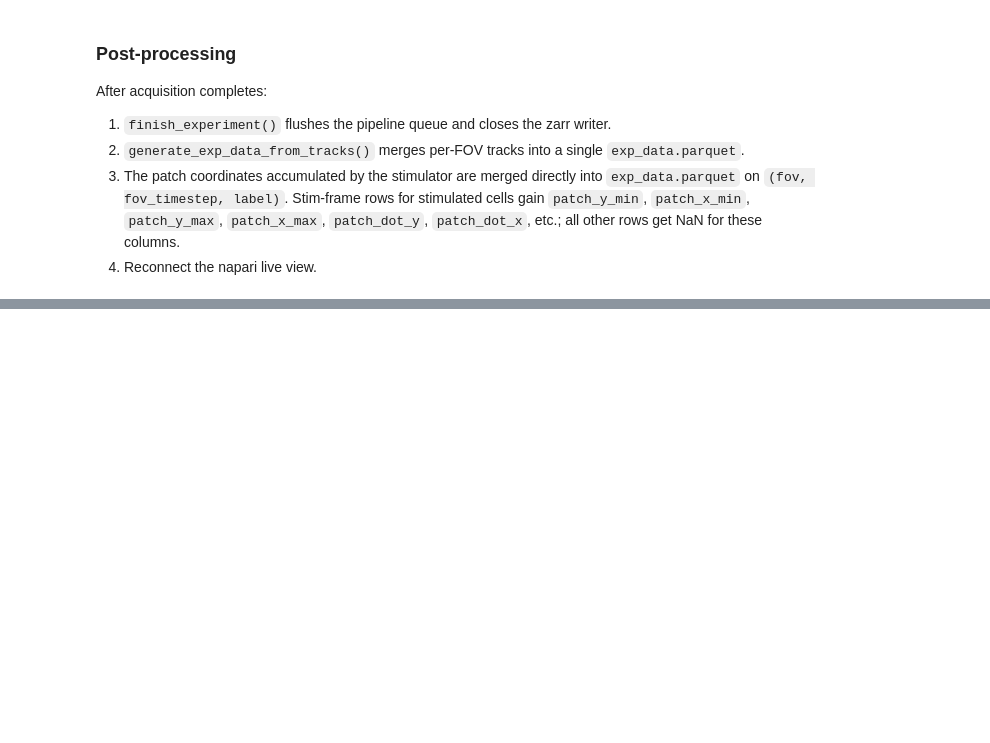
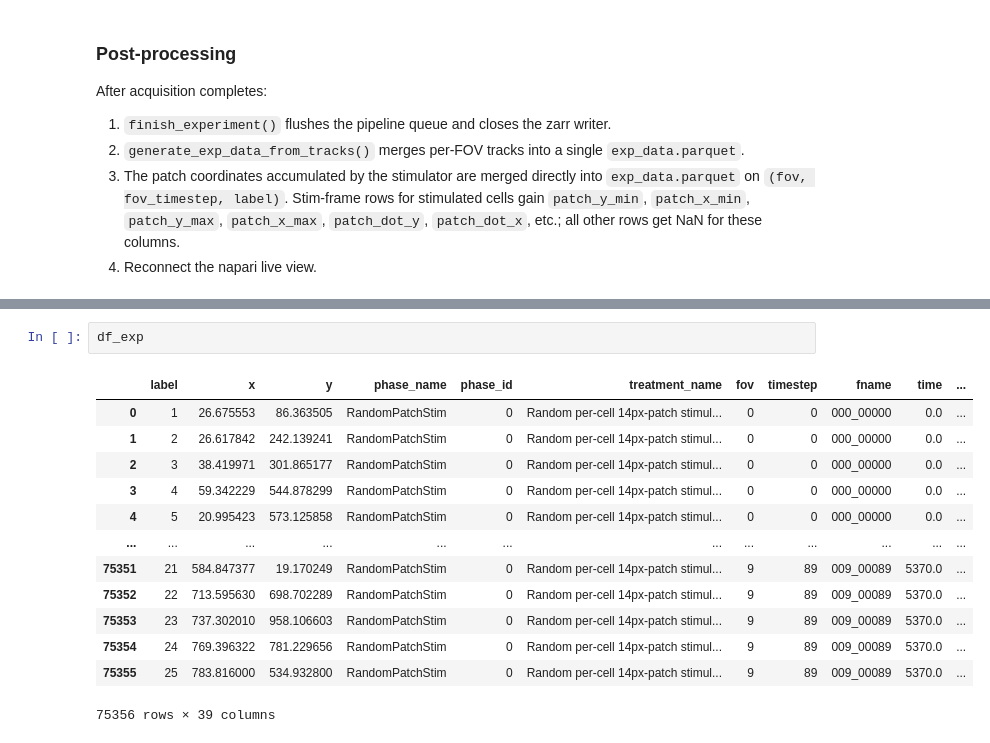
Before and after one commit to pertzlab/faro-experiments, a Jupyter notebook: 23_random_stim_per_cell_14px_patches/random_stim_per_cell_14px_patches.ipynb, the cells around one changed output, grey strips where cells are left out. Saved outputs shown, nothing was run; the diff lists cells and outputs as text; blank space fills up the shorter version.

```diff
--- a/23_random_stim_per_cell_14px_patches/random_stim_per_cell_14px_patches.ipynb
+++ b/23_random_stim_per_cell_14px_patches/random_stim_per_cell_14px_patches.ipynb
@@ -254,0 +368,16 @@ if "viewer" in locals():
+# %%
+df_exp
+# %% [output]
+|  | label | x | y | phase_name | phase_id | treatment_name | fov | timestep | fname | time | ... |
+| 0 | 1 | 26.675553 | 86.363505 | RandomPatchStim | 0 | Random per-cell 14px-patch stimul... | 0 | 0 | 000_00000 | 0.0 | ... |
+| 1 | 2 | 26.617842 | 242.139241 | RandomPatchStim | 0 | Random per-cell 14px-patch stimul... | 0 | 0 | 000_00000 | 0.0 | ... |
+| 2 | 3 | 38.419971 | 301.865177 | RandomPatchStim | 0 | Random per-cell 14px-patch stimul... | 0 | 0 | 000_00000 | 0.0 | ... |
+| 3 | 4 | 59.342229 | 544.878299 | RandomPatchStim | 0 | Random per-cell 14px-patch stimul... | 0 | 0 | 000_00000 | 0.0 | ... |
+| 4 | 5 | 20.995423 | 573.125858 | RandomPatchStim | 0 | Random per-cell 14px-patch stimul... | 0 | 0 | 000_00000 | 0.0 | ... |
+| ... | ... | ... | ... | ... | ... | ... | ... | ... | ... | ... | ... |
+| 75351 | 21 | 584.847377 | 19.170249 | RandomPatchStim | 0 | Random per-cell 14px-patch stimul... | 9 | 89 | 009_00089 | 5370.0 | ... |
+| 75352 | 22 | 713.595630 | 698.702289 | RandomPatchStim | 0 | Random per-cell 14px-patch stimul... | 9 | 89 | 009_00089 | 5370.0 | ... |
+| 75353 | 23 | 737.302010 | 958.106603 | RandomPatchStim | 0 | Random per-cell 14px-patch stimul... | 9 | 89 | 009_00089 | 5370.0 | ... |
+| 75354 | 24 | 769.396322 | 781.229656 | RandomPatchStim | 0 | Random per-cell 14px-patch stimul... | 9 | 89 | 009_00089 | 5370.0 | ... |
+| 75355 | 25 | 783.816000 | 534.932800 | RandomPatchStim | 0 | Random per-cell 14px-patch stimul... | 9 | 89 | 009_00089 | 5370.0 | ... |
+75356 rows × 39 columns
```
Also changed, not shown: parts of 12 cells of this notebook.
